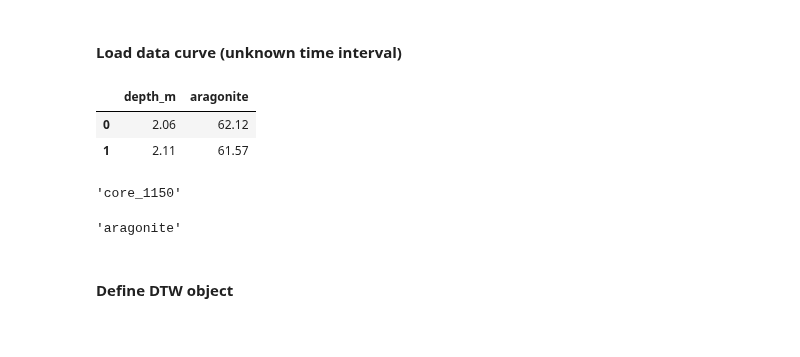
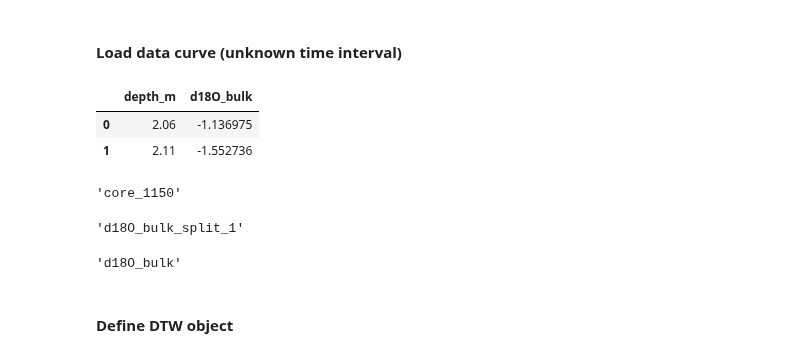
Before and after one commit to andreas-paul/dtw, a Jupyter notebook: src/01_dtw.ipynb, the cells around one changed output. Saved outputs shown, nothing was run; the diff lists cells and outputs as text; code cells hidden in the pictures.

```diff
--- a/src/01_dtw.ipynb
+++ b/src/01_dtw.ipynb
@@ -70,28 +70,37 @@ target.head(2)
 # source = "../data/core_1100_d18O_pl.csv"
 # source = "../data/core_1150_d18O_pl.csv"
 # source = "../data/core_1150_d18O_split_1.csv"
-source = "../data/core_1150_aragonite_split_1.csv"
-# source = "../data/core_1150_d18O_bulk_split_1.csv"
+# source = "../data/core_1150_aragonite_split_1.csv"
+source = "../data/core_1150_d18O_bulk_split_1.csv"
 # %%
 source_name = source.split("/")
 source_name = source_name[-1].split("_")[:2]
 source_name = "_".join(source_name)
 
+source_var = source.split("/")
+source_var = source_var[-1].split("_")[2:]
+source_var = "_".join(source_var)
+source_var = source_var.split(".")[0]
+
 data = pd.read_csv(source, skip_blank_lines=True)
 data.head(2)
 # %% [output]
-|  | depth_m | aragonite |
-| 0 | 2.06 | 62.12 |
-| 1 | 2.11 | 61.57 |
+|  | depth_m | d18O_bulk |
+| 0 | 2.06 | -1.136975 |
+| 1 | 2.11 | -1.552736 |
 # %%
 source_name
 # %% [output]
 'core_1150'
+# %%
+source_var
+# %% [output]
+'d18O_bulk_split_1'
 # %%
 data_col = data.columns[1]
 data_col
 # %% [output]
-'aragonite'
+'d18O_bulk'
 # %% [markdown]
 #### Define DTW object
 # %%
```
Also changed, not shown: parts of 20 cells of this notebook, 1 other file.
